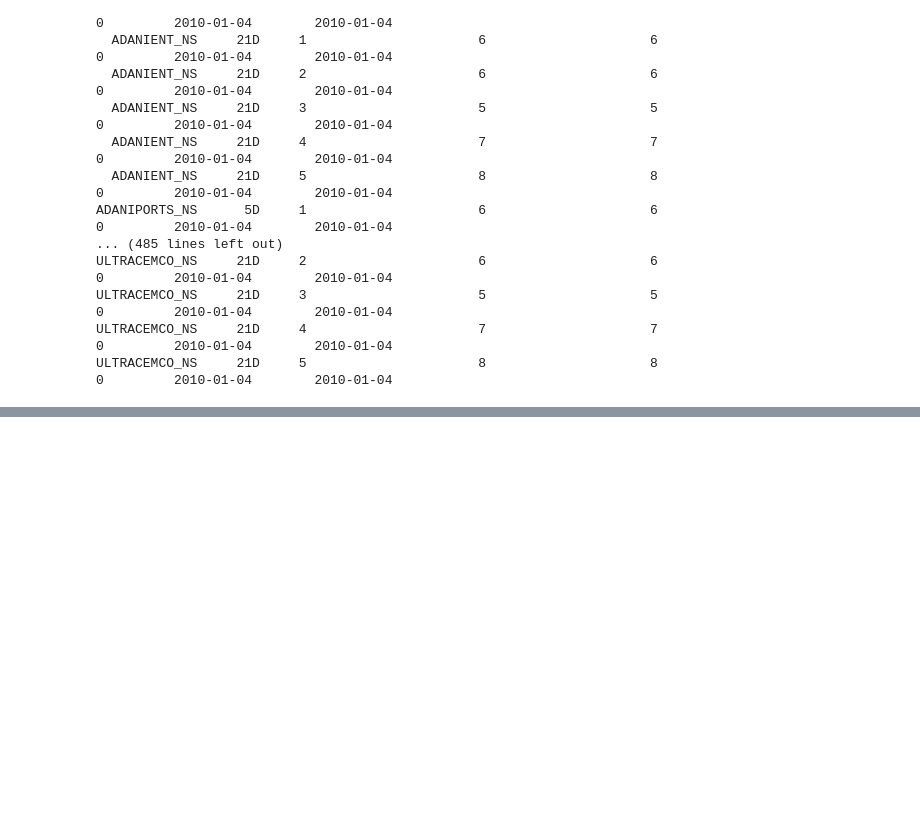
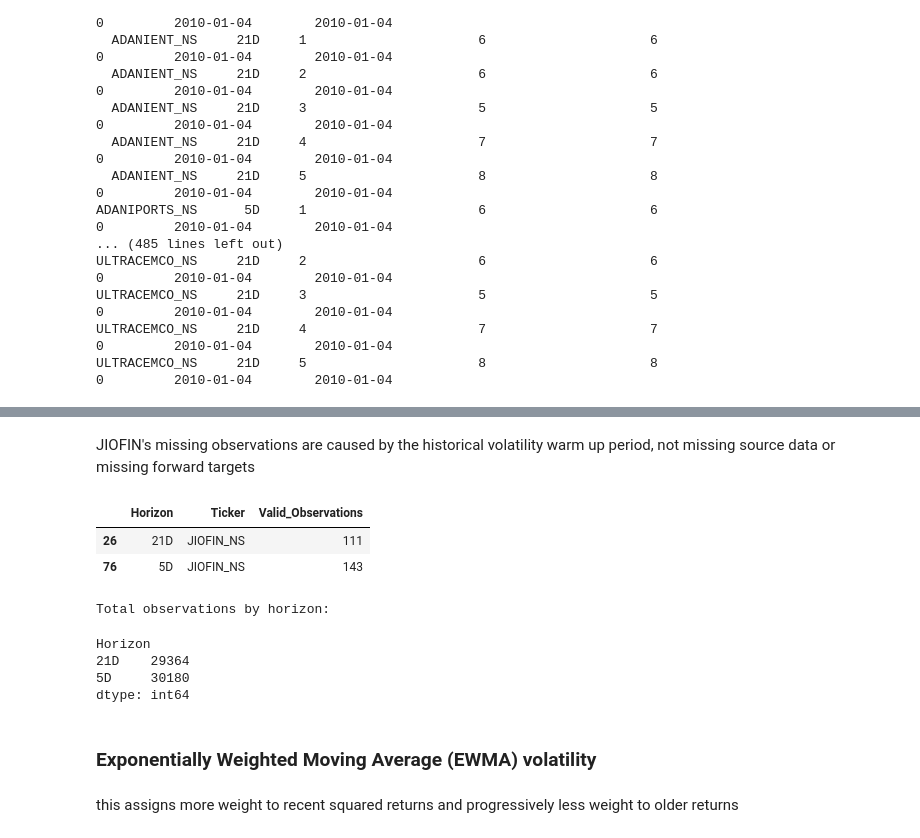
Before and after one commit to Srisupha29/DataScience_Projects, a Jupyter notebook: Indian_Equity_Market_Risk_Forecaster/notebooks/02_Volatility_Targets.ipynb, the cells around one changed output, grey strips where cells are left out. Drawn from its saved outputs; the diff is of its cells as text; code cells hidden in the pictures; blank space fills up the shorter version.

Commit message:
Updated markdown regading a limitation, added EWMA volatility calculation

```diff
--- a/Indian_Equity_Market_Risk_Forecaster/notebooks/02_Volatility_Targets.ipynb
+++ b/Indian_Equity_Market_Risk_Forecaster/notebooks/02_Volatility_Targets.ipynb
@@ -1261,0 +1361,36 @@ ULTRACEMCO_NS     21D     5                      8                     8
+# %% [markdown]
+JIOFIN's missing observations are caused by the historical volatility warm up period, not missing source data or missing forward targets
+# %%
+# Checking Naiva Baseline coverage
+
+naive = pd.read_parquet(
+    OUTPUT_DIR / "naive_validation_predictions.parquet"
+)
+
+coverage = (
+    naive.groupby(["Horizon", "Ticker"])
+    .size()
+    .reset_index(name="Valid_Observations")
+)
+
+display(
+    coverage.loc[coverage["Ticker"] == "JIOFIN_NS"]
+)
+
+print("\nTotal observations by horizon:")
+display(
+    naive.groupby("Horizon").size()
+)
+# %% [output]
+|  | Horizon | Ticker | Valid_Observations |
+| 26 | 21D | JIOFIN_NS | 111 |
+| 76 | 5D | JIOFIN_NS | 143 |
+Total observations by horizon:
+Horizon
+21D    29364
+5D     30180
+dtype: int64
+# %% [markdown]
+### Exponentially Weighted Moving Average (EWMA) volatility
+# %% [markdown]
+this assigns more weight to recent squared returns and progressively less weight to older returns
```
Also changed, not shown: parts of 6 cells of this notebook, 1 other file.
